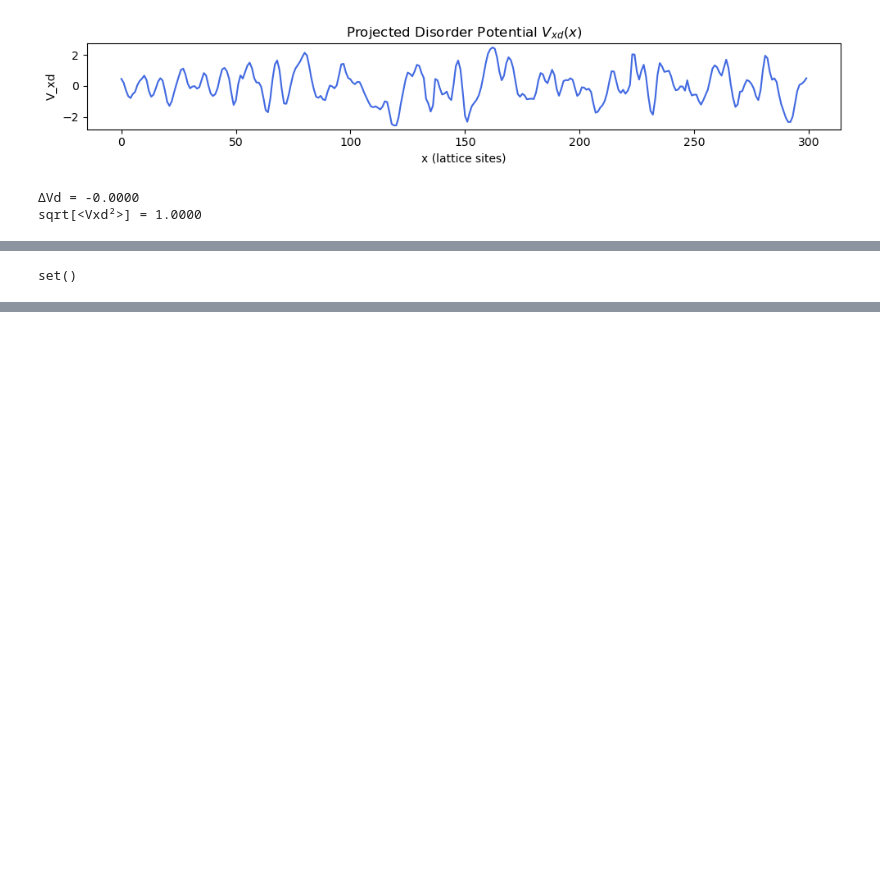
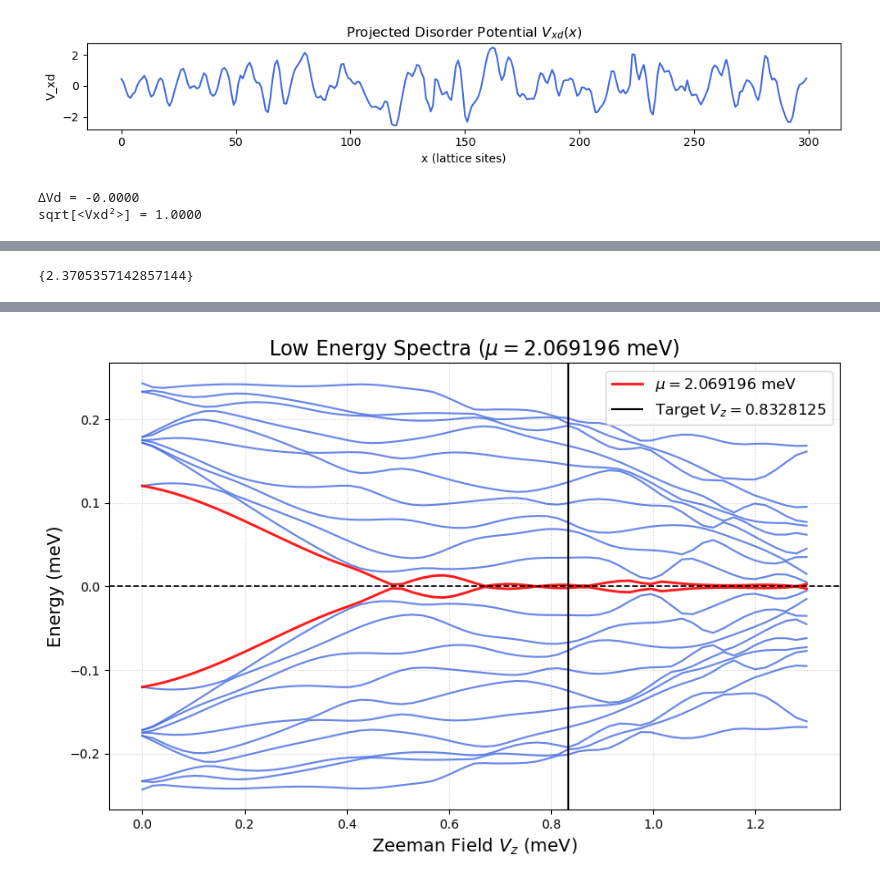
Before and after one commit to polianahp/Nonlocality-of-local-Andreev-conductances-as-a-probe-for-topological-Majorana-wires, a Jupyter notebook: plotting.ipynb, the cells around one changed output, grey strips where cells are left out. Cells and saved outputs as stored; diff of their text form; code cells hidden in the pictures; blank space fills up the shorter version.

```diff
--- a/plotting.ipynb
+++ b/plotting.ipynb
@@ -24,7 +24,7 @@ save_plots = True
 
 #Data/Old/Barrier5/Tdis_nb
 #dirname = Path(PathConfigs.DATA/"mu_fix"/"vdis2_nb_strdis")
-dirname = Path(PathConfigs.DATA/"peak_testing"/"peak_fixing")
+dirname = Path(PathConfigs.DATA/"peak_testing"/"Tdis_nb2")
 plot_dir = Path(dirname, "Plots")
 os.makedirs(plot_dir, exist_ok=True)
 # %%
@@ -752,9 +762,14 @@ indices = np.where(np.isclose(mu_vals, target_mu, atol=1e-2))[0]
 
 set(mu_vals[indices])
 # %% [output]
-set()
+{2.3705357142857144}
 # %%
-target_mu = 3.2946# <-- Change this to the mu value you want to inspect
+import numpy as np
+import matplotlib.pyplot as plt
+from pathlib import Path
+
+target_mu = 2.069196
+target_vz = 0.8328125  # The value where the vertical line will be drawn
 
 # 2. Extract columns from params_list (Format: [index, mu, Vz])
 mu_vals = params_list[:, 1]
@@ -770,44 +785,41 @@ else:
     plot_vz = vz_vals[indices]
     plot_spectra = spectrum_arr[indices, :]
 
-    # 5. Sort by Vz to ensure the lines draw smoothly from left to right
+    # 5. Sort by Vz to ensure the lines draw smoothly
     sort_idx = np.argsort(plot_vz)
     plot_vz = plot_vz[sort_idx]
     plot_spectra = plot_spectra[sort_idx, :]
 
-    # 6. Create the Figure with a single plot
-    fig, ax1 = plt.subplots(
-        figsize=(9, 6),
-        dpi=100
-    )
+    # 6. Create the Figure
+    fig, ax1 = plt.subplots(figsize=(9, 6), dpi=100)
 
-    # ---------------------------------------------------------
-    # PLOT: Energy Spectrum
-    # ---------------------------------------------------------
-    # Plot the bulk states in standard blue
+    # Plot the bulk states
     ax1.plot(plot_vz, plot_spectra[:, :10], color='royalblue', alpha=0.8, linewidth=1.5)
     ax1.plot(plot_vz, plot_spectra[:, 12:], color='royalblue', alpha=0.8, linewidth=1.5)
 
-    # Plot the two states closest to E=0 in red.
+    # Plot the two states closest to E=0 in red
     ax1.plot(plot_vz, plot_spectra[:, 10:12], color='red', alpha=0.9, linewidth=2.0, label=rf"$\mu = {target_mu}$ meV")
 
+    # --- ADDED LINES HERE ---
     ax1.axhline(0, color='black', linestyle='--', linewidth=1.2)
+    # This produces the vertical black line at target_vz
+    ax1.axvline(target_vz, color='black', linestyle='-', linewidth=1.5, label=f"Target $V_z = {target_vz}$")
+    # -------------------------
+
     ax1.set_xlabel(r"Zeeman Field $V_z$ (meV)", fontsize=14)
     ax1.set_ylabel("Energy (meV)", fontsize=14)
     ax1.set_title(f"Low Energy Spectra ($\mu = {target_mu}$ meV)", fontsize=16)
     ax1.grid(True, linestyle=':', alpha=0.6)
 
+    # Handle legend deduplication
     handles, labels = ax1.get_legend_handles_labels()
     by_label = dict(zip(labels, handles))
     ax1.legend(by_label.values(), by_label.keys(), loc='upper right', fontsize=12)
 
     fname = f"Spectra_mu_{str(target_mu).replace('.','_')}.png"
-
-    # Clean up layout BEFORE saving
     plt.tight_layout()
 
-    # Use Matplotlib's savefig instead of Plotly's write_image
-    fig.savefig(Path(plot_dir, fname), dpi=300, bbox_inches='tight')
-
+    # Save and Show
+    # fig.savefig(Path(plot_dir, fname), dpi=300, bbox_inches='tight') # Ensure plot_dir is defined in your script
     plt.show()
 # %% [output]
@@ -814,0 +826 @@ Warning: No data found for mu = 3.2946. Please check your grid values.
+[figure, added]
```
Also changed, not shown: parts of 13 cells of this notebook, 5 other files.
